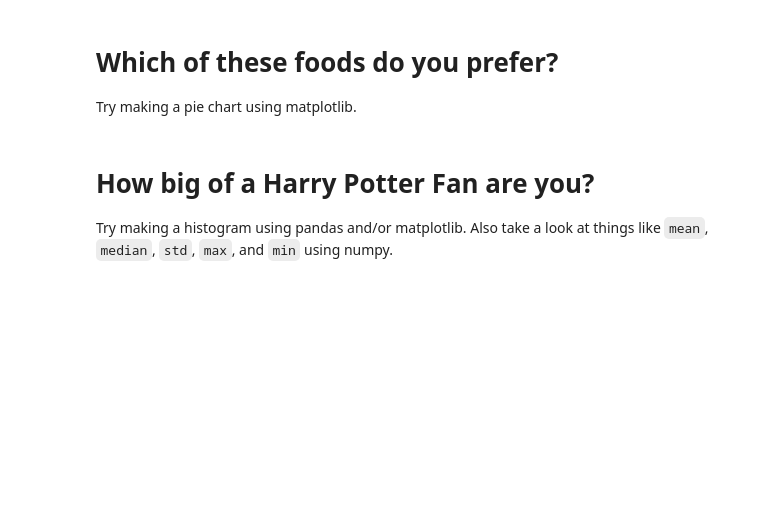
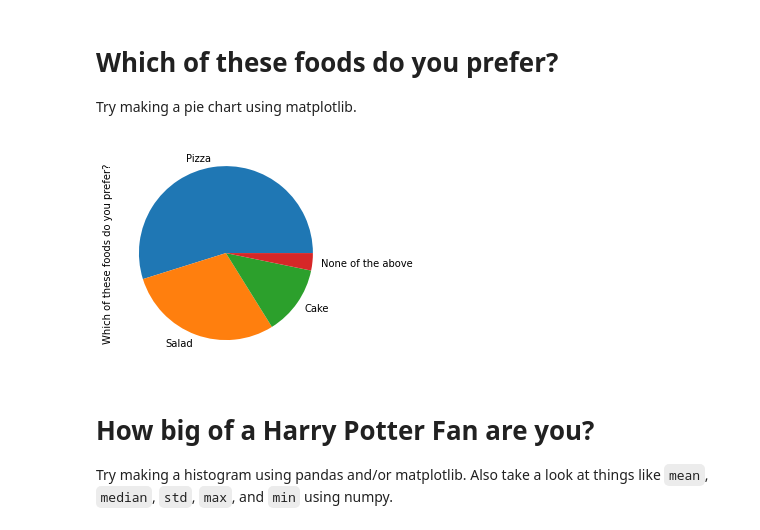
Before and after one commit to uofscphysics/STEM_Python_Course, a Jupyter notebook: 01_Week1/05_PackagesIntro/05_A_packages_activity.ipynb, the cells around one changed output. Cells and saved outputs as stored; diff of their text form; code cells hidden in the pictures; blank space fills up the shorter version.

```diff
--- a/01_Week1/05_PackagesIntro/05_A_packages_activity.ipynb
+++ b/01_Week1/05_PackagesIntro/05_A_packages_activity.ipynb
@@ -94,0 +97,6 @@ print(survey_responses)
+# %%
+import pandas as pd
+import matplotlib.pyplot as plt
+import numpy as np
+dat = pd.read_excel('https://github.com/uofscphysics/STEM_Python_Course/blob/Summer2020/01_Week1/05_PackagesIntro/participant_survey.xlsx?raw=true')
+dat.head(30)
@@ -97,6 +123,10 @@ We will now go through each of the survey question responses and see what we can
 # %% [markdown]
 # Which  of these foods do you prefer?
 Try making a pie chart using matplotlib.
+# %%
+pd.value_counts(dat['Which of these foods do you prefer?']).plot.pie();
+# %% [output]
+[figure, added]
 # %% [markdown]
 # How big of a Harry Potter Fan are you?
 Try making a histogram using pandas and/or matplotlib. Also take a look at things like `mean`, `median`, `std`, `max`, and `min` using numpy.
```
Also changed, not shown: parts of 6 cells of this notebook.
